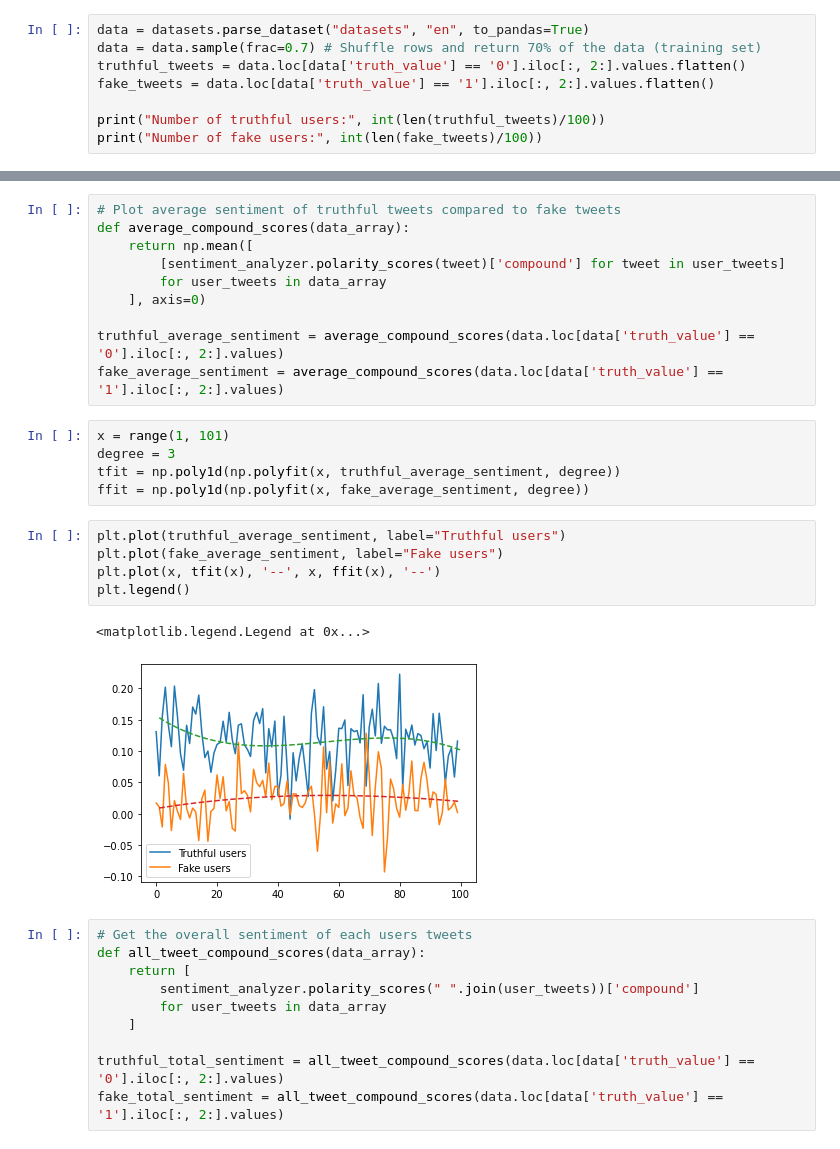
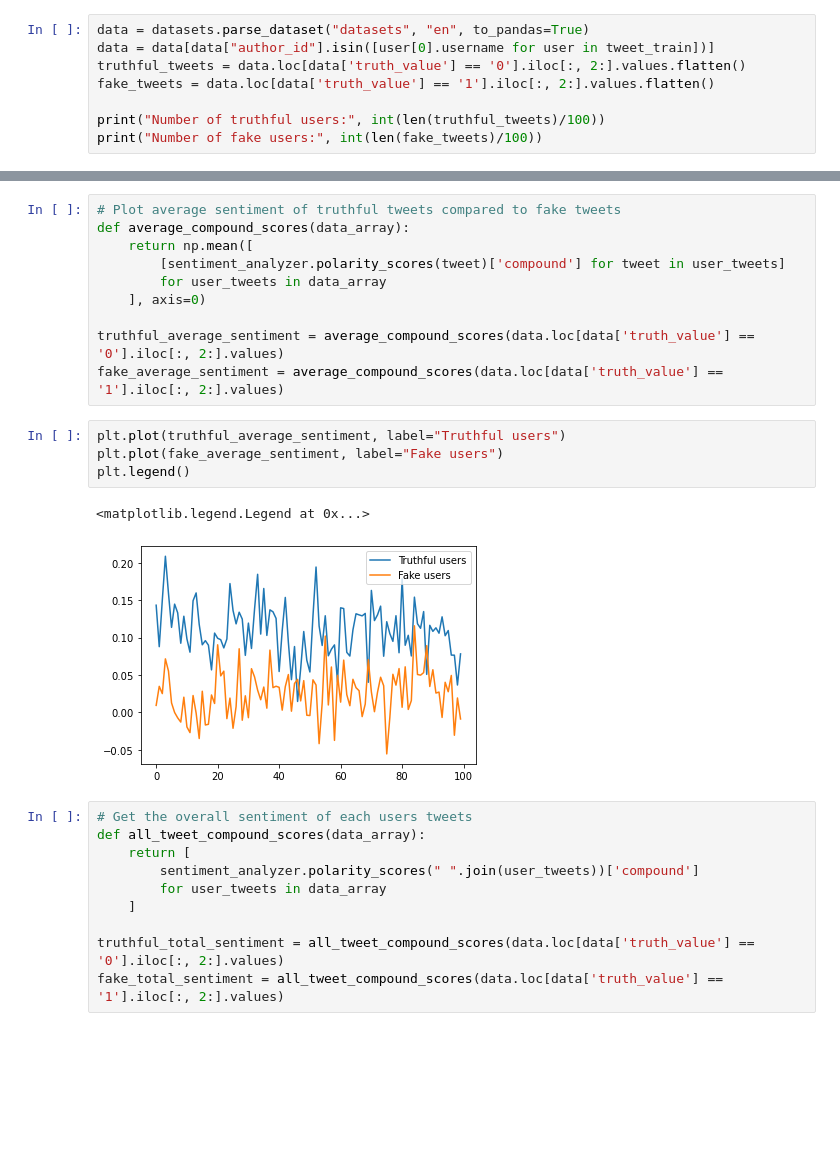
Before and after one commit to Fake-News-Profiling/fnp-models, a Jupyter notebook: classifier/investigate_dataset.ipynb, the cells around one changed output, grey strips where cells are left out. Drawn from its saved outputs; the diff is of its cells as text; blank space fills up the shorter version.

```diff
--- a/classifier/investigate_dataset.ipynb
+++ b/classifier/investigate_dataset.ipynb
@@ -27,6 +35,6 @@ import ipynb.fs.full.parse_datasets as datasets
 # %%
 data = datasets.parse_dataset("datasets", "en", to_pandas=True)
-data = data.sample(frac=0.7) # Shuffle rows and return 70% of the data (training set)
+data = data[data["author_id"].isin([user[0].username for user in tweet_train])]
 truthful_tweets = data.loc[data['truth_value'] == '0'].iloc[:, 2:].values.flatten()
 fake_tweets = data.loc[data['truth_value'] == '1'].iloc[:, 2:].values.flatten()
 
@@ -522,19 +507,13 @@ def average_compound_scores(data_array):
 
 truthful_average_sentiment = average_compound_scores(data.loc[data['truth_value'] == '0'].iloc[:, 2:].values)
 fake_average_sentiment = average_compound_scores(data.loc[data['truth_value'] == '1'].iloc[:, 2:].values)
-# %%
-x = range(1, 101)
-degree = 3
-tfit = np.poly1d(np.polyfit(x, truthful_average_sentiment, degree))
-ffit = np.poly1d(np.polyfit(x, fake_average_sentiment, degree))
 # %%
 plt.plot(truthful_average_sentiment, label="Truthful users")
 plt.plot(fake_average_sentiment, label="Fake users")
-plt.plot(x, tfit(x), '--', x, ffit(x), '--')
 plt.legend()
 # %% [output]
 <matplotlib.legend.Legend at 0x...>
-[figure, old version]
+[figure, new version]
 # %%
 # Get the overall sentiment of each users tweets
 def all_tweet_compound_scores(data_array):
```
Also changed, not shown: parts of 22 cells of this notebook, 1 other file.
